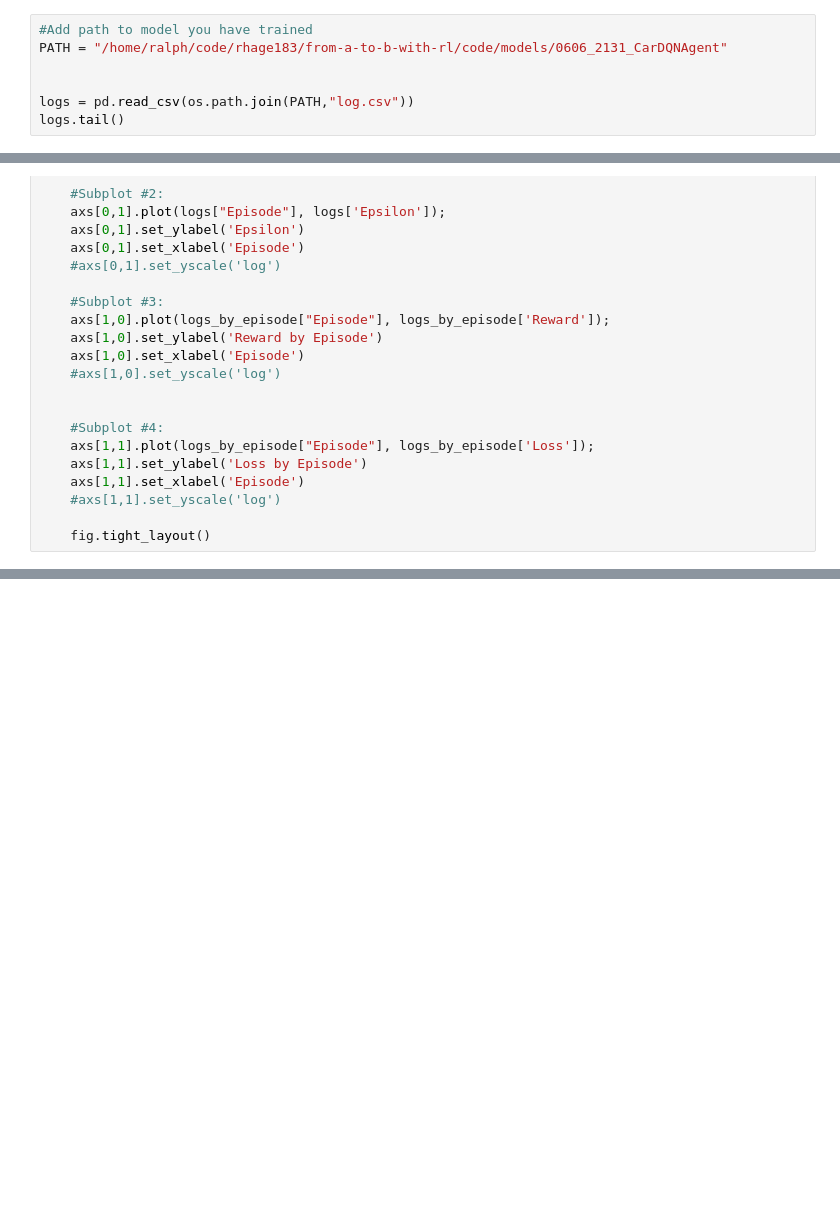
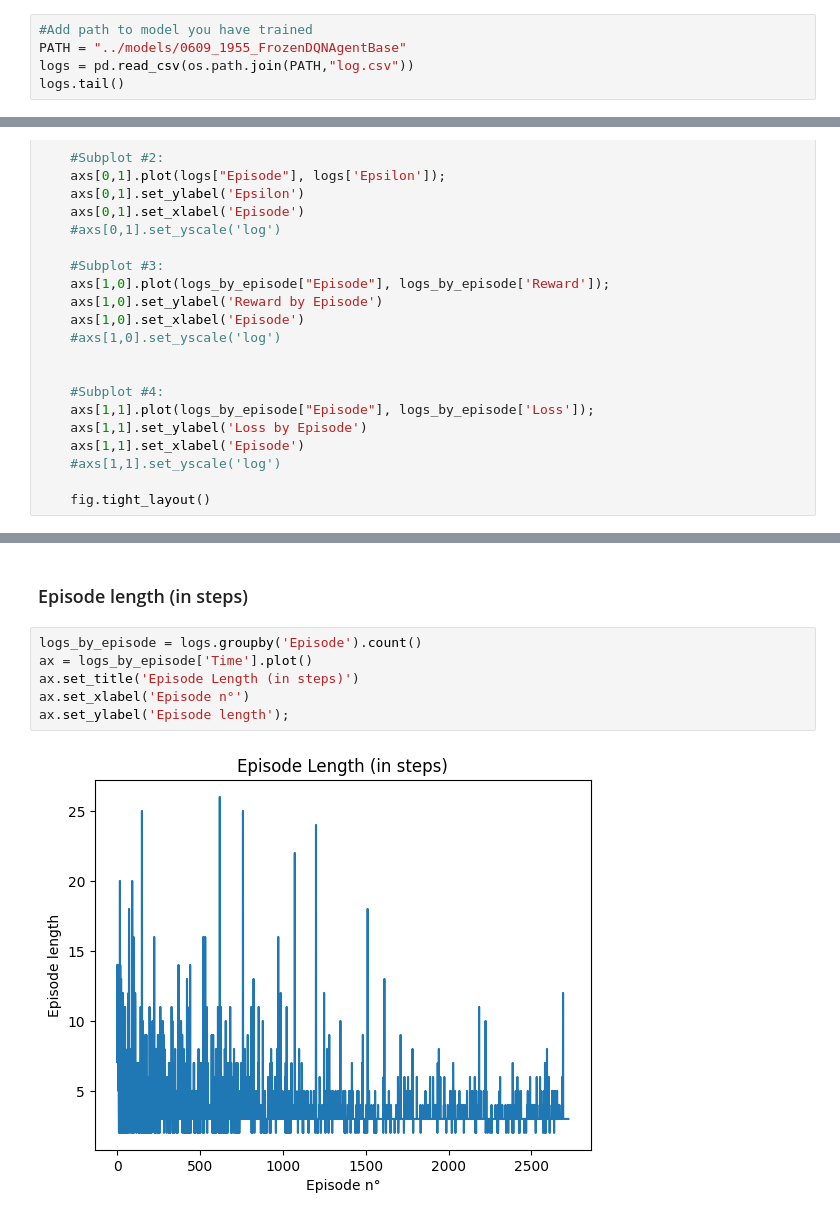
Before and after one commit to Rheyles/from-a-to-b-with-rl, a Jupyter notebook: notebooks/logs.ipynb, the cells around one changed output, grey strips where cells are left out. Saved outputs shown, nothing was run; the diff lists cells and outputs as text; blank space fills up the shorter version.

```diff
--- a/notebooks/logs.ipynb
+++ b/notebooks/logs.ipynb
@@ -15,8 +13,6 @@ import matplotlib.pyplot as plt
 import os
 # %%
 #Add path to model you have trained
-PATH = "/home/ralph/code/rhage183/from-a-to-b-with-rl/code/models/0606_2131_CarDQNAgent"
-
-
+PATH = "../models/0609_1955_FrozenDQNAgentBase"
 logs = pd.read_csv(os.path.join(PATH,"log.csv"))
 logs.tail()
@@ -65,0 +78,10 @@ plot_logs(logs, 'Car Racing logs training on 06/06')
+# %% [markdown]
+### Episode length (in steps)
+# %%
+logs_by_episode = logs.groupby('Episode').count()
+ax = logs_by_episode['Time'].plot()
+ax.set_title('Episode Length (in steps)')
+ax.set_xlabel('Episode n°')
+ax.set_ylabel('Episode length');
+# %% [output]
+[figure, added]
```
Also changed, not shown: parts of 8 cells of this notebook, 15 other files.
